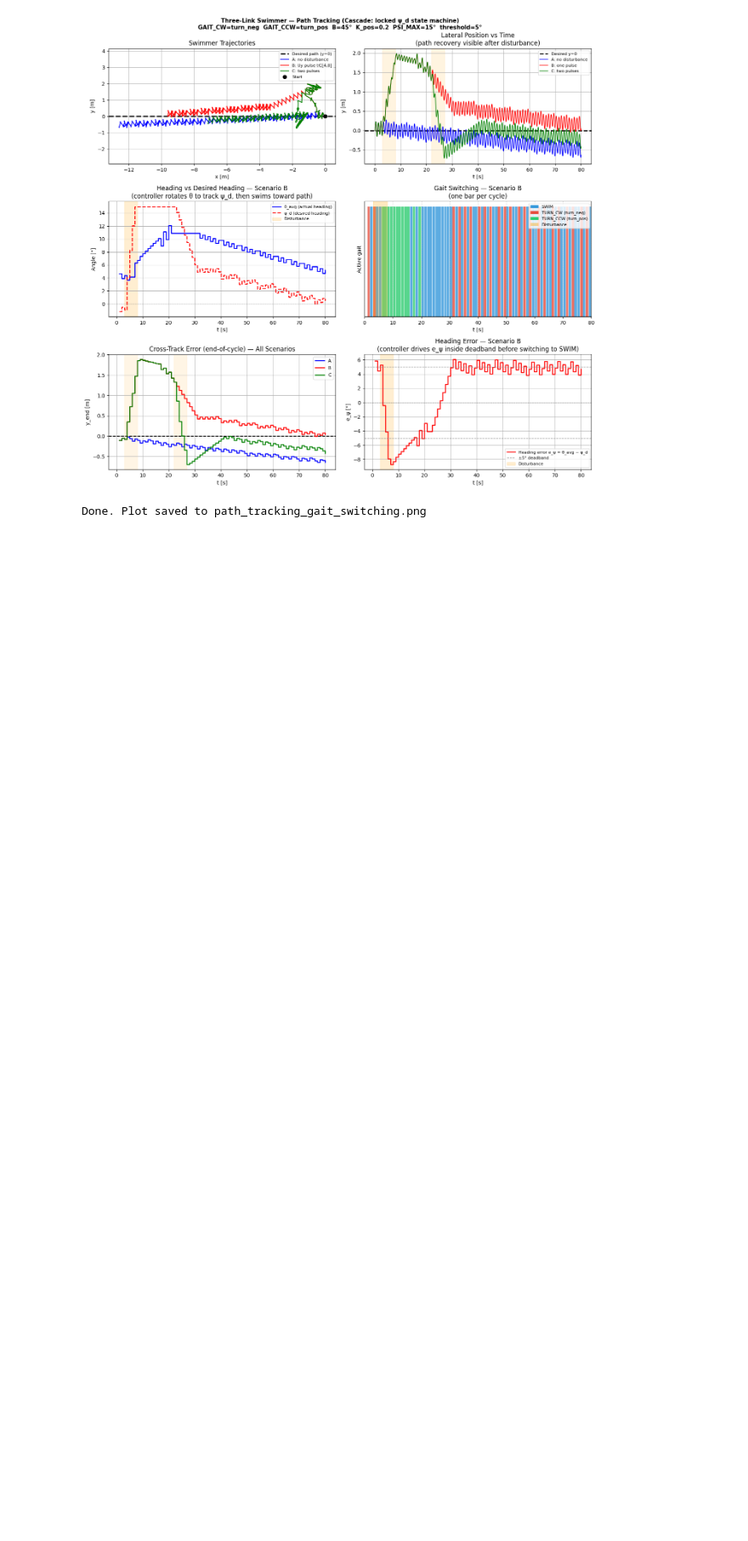
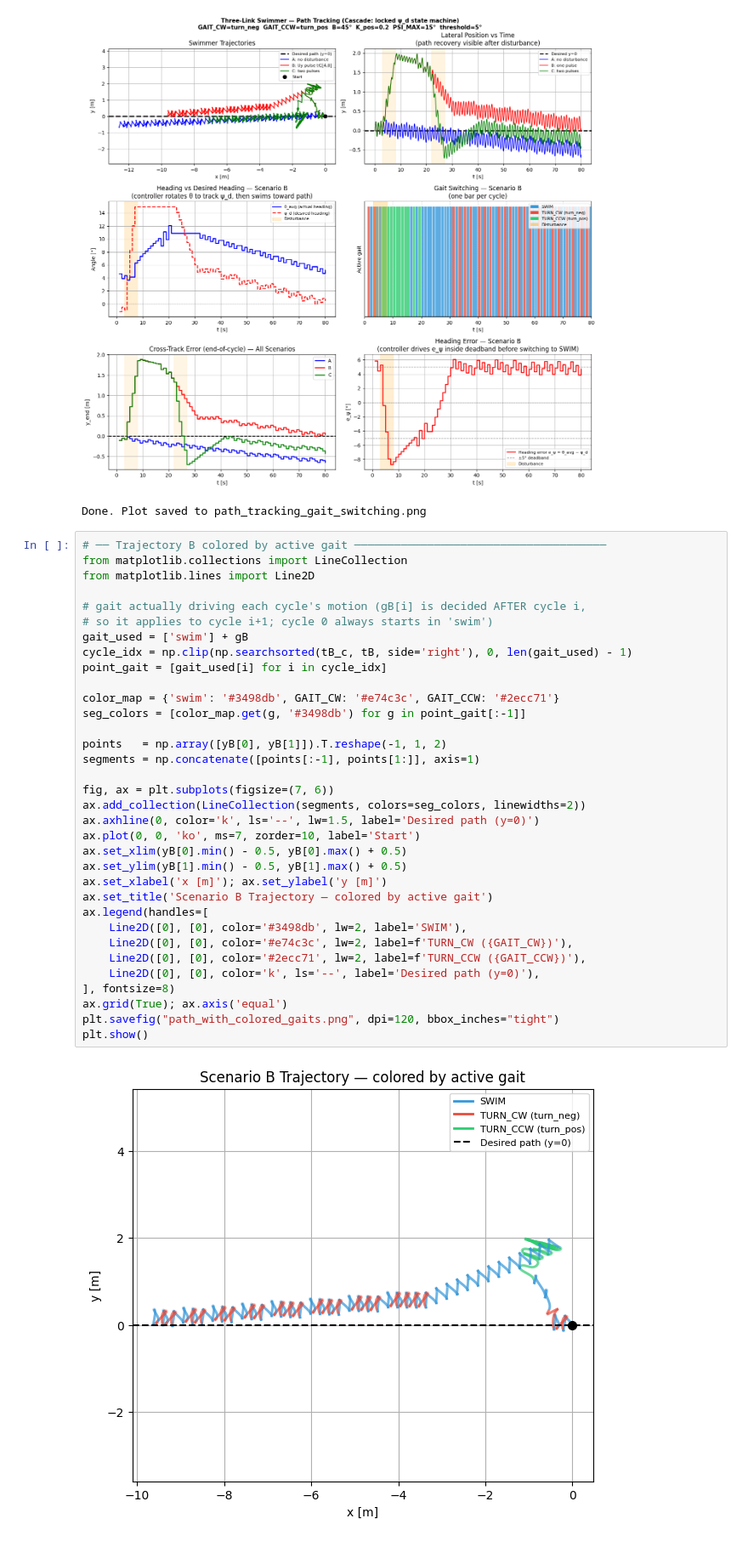
Before and after one commit to sophiadavila/MAE-269-Final-Project, a Jupyter notebook: MAE 269 final project, swimming fish like robot/THE ONE THAT WORKS HELLA.ipynb, the cells around one changed output. Shown at 85% size. Drawn from its saved outputs; the diff is of its cells as text; blank space fills up the shorter version.

```diff
--- a/MAE 269 final project, swimming fish like robot/THE ONE THAT WORKS HELLA.ipynb
+++ b/MAE 269 final project, swimming fish like robot/THE ONE THAT WORKS HELLA.ipynb
@@ -657,3 +657,39 @@ Scenario C: two opposing pulses…
 Final y: A=-0.6396 m  B=0.0403 m  C=-0.4190 m
 [figure]
 Done. Plot saved to path_tracking_gait_switching.png
+# %%
+# ── Trajectory B colored by active gait ──────────────────────────────────────
+from matplotlib.collections import LineCollection
+from matplotlib.lines import Line2D
+
+# gait actually driving each cycle's motion (gB[i] is decided AFTER cycle i,
+# so it applies to cycle i+1; cycle 0 always starts in 'swim')
+gait_used = ['swim'] + gB
+cycle_idx = np.clip(np.searchsorted(tB_c, tB, side='right'), 0, len(gait_used) - 1)
+point_gait = [gait_used[i] for i in cycle_idx]
+
+color_map = {'swim': '#3498db', GAIT_CW: '#e74c3c', GAIT_CCW: '#2ecc71'}
+seg_colors = [color_map.get(g, '#3498db') for g in point_gait[:-1]]
+
+points   = np.array([yB[0], yB[1]]).T.reshape(-1, 1, 2)
+segments = np.concatenate([points[:-1], points[1:]], axis=1)
+
+fig, ax = plt.subplots(figsize=(7, 6))
+ax.add_collection(LineCollection(segments, colors=seg_colors, linewidths=2))
+ax.axhline(0, color='k', ls='--', lw=1.5, label='Desired path (y=0)')
+ax.plot(0, 0, 'ko', ms=7, zorder=10, label='Start')
+ax.set_xlim(yB[0].min() - 0.5, yB[0].max() + 0.5)
+ax.set_ylim(yB[1].min() - 0.5, yB[1].max() + 0.5)
+ax.set_xlabel('x [m]'); ax.set_ylabel('y [m]')
+ax.set_title('Scenario B Trajectory — colored by active gait')
+ax.legend(handles=[
+    Line2D([0], [0], color='#3498db', lw=2, label='SWIM'),
+    Line2D([0], [0], color='#e74c3c', lw=2, label=f'TURN_CW ({GAIT_CW})'),
+    Line2D([0], [0], color='#2ecc71', lw=2, label=f'TURN_CCW ({GAIT_CCW})'),
+    Line2D([0], [0], color='k', ls='--', label='Desired path (y=0)'),
+], fontsize=8)
+ax.grid(True); ax.axis('equal')
+plt.savefig("path_with_colored_gaits.png", dpi=120, bbox_inches="tight")
+plt.show()
+# %% [output]
+[figure, added]
```
Also changed, not shown: 2 other files.
